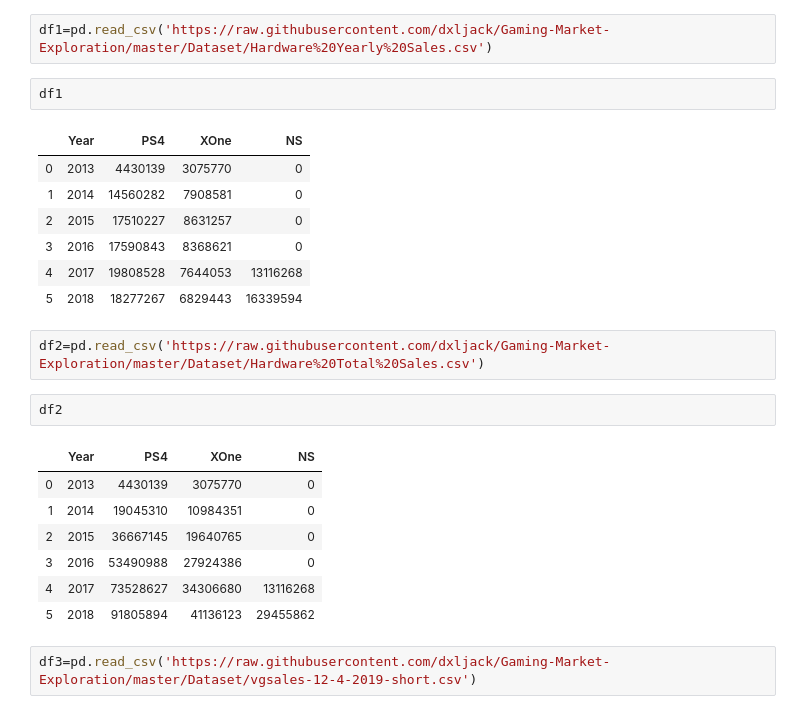
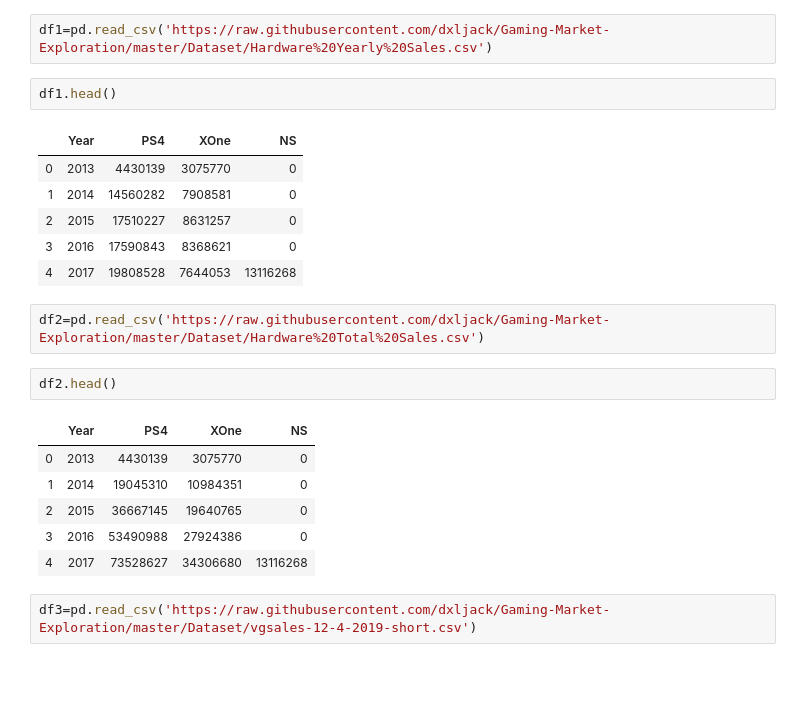
Before and after one commit to dxljack/Gaming-Market-Exploration, a Jupyter notebook: Gaming Market Analysis.ipynb, the cells around one changed output. Drawn from its saved outputs; the diff is of its cells as text; blank space fills up the shorter version.

```diff
--- a/Gaming Market Analysis.ipynb
+++ b/Gaming Market Analysis.ipynb
@@ -22,19 +33,18 @@ from sklearn.metrics import mean_squared_error, r2_score
 # %%
 df1=pd.read_csv('https://raw.githubusercontent.com/dxljack/Gaming-Market-Exploration/master/Dataset/Hardware%20Yearly%20Sales.csv')
 # %%
-df1
+df1.head()
 # %% [output]
 |  | Year | PS4 | XOne | NS |
 | 0 | 2013 | 4430139 | 3075770 | 0 |
 | 1 | 2014 | 14560282 | 7908581 | 0 |
 | 2 | 2015 | 17510227 | 8631257 | 0 |
 | 3 | 2016 | 17590843 | 8368621 | 0 |
 | 4 | 2017 | 19808528 | 7644053 | 13116268 |
-| 5 | 2018 | 18277267 | 6829443 | 16339594 |
 # %%
 df2=pd.read_csv('https://raw.githubusercontent.com/dxljack/Gaming-Market-Exploration/master/Dataset/Hardware%20Total%20Sales.csv')
 # %%
-df2
+df2.head()
 # %% [output]
 |  | Year | PS4 | XOne | NS |
 | 0 | 2013 | 4430139 | 3075770 | 0 |
@@ -42,6 +52,5 @@ df2
 | 2 | 2015 | 36667145 | 19640765 | 0 |
 | 3 | 2016 | 53490988 | 27924386 | 0 |
 | 4 | 2017 | 73528627 | 34306680 | 13116268 |
-| 5 | 2018 | 91805894 | 41136123 | 29455862 |
 # %%
 df3=pd.read_csv('https://raw.githubusercontent.com/dxljack/Gaming-Market-Exploration/master/Dataset/vgsales-12-4-2019-short.csv')
```
Also changed, not shown: parts of 63 cells of this notebook, 6 other files.
